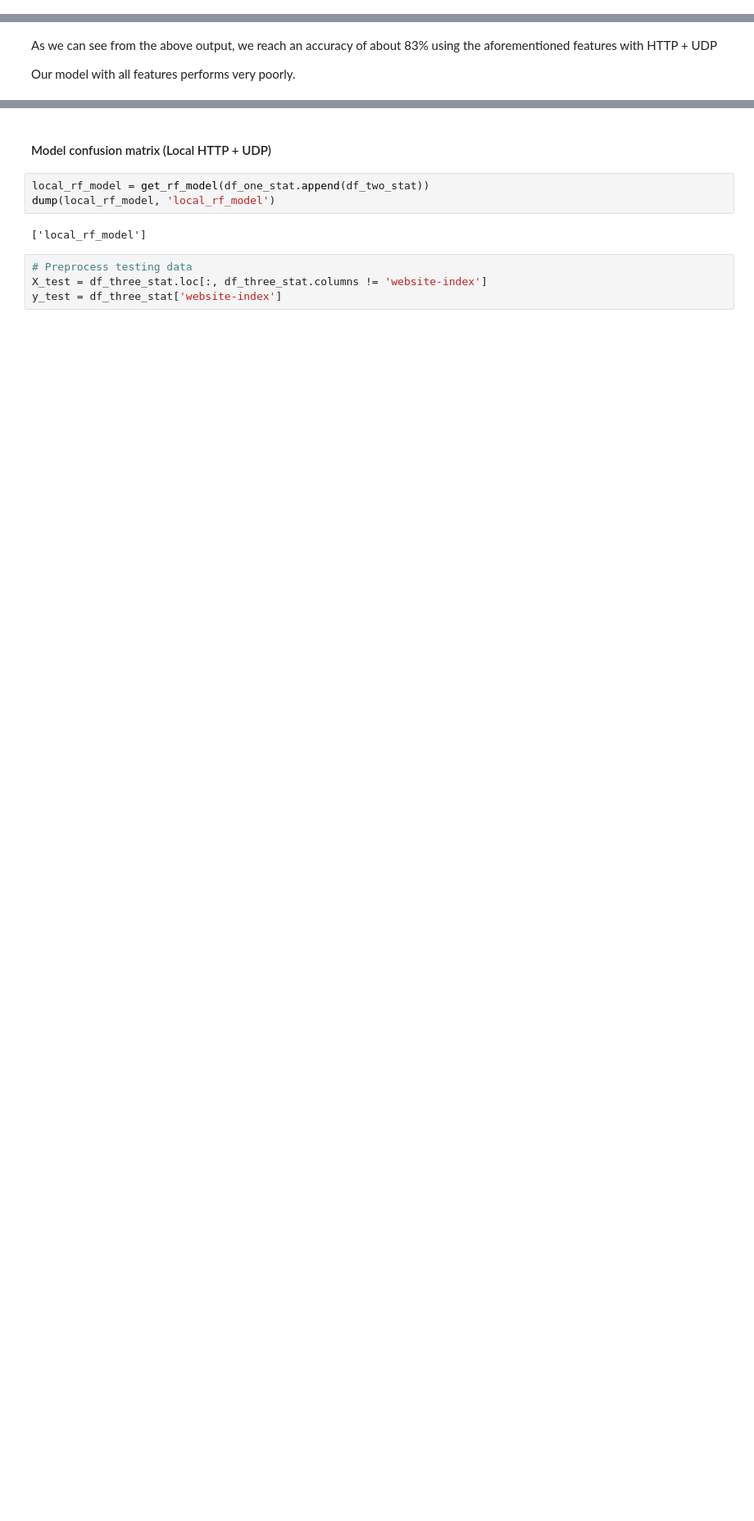
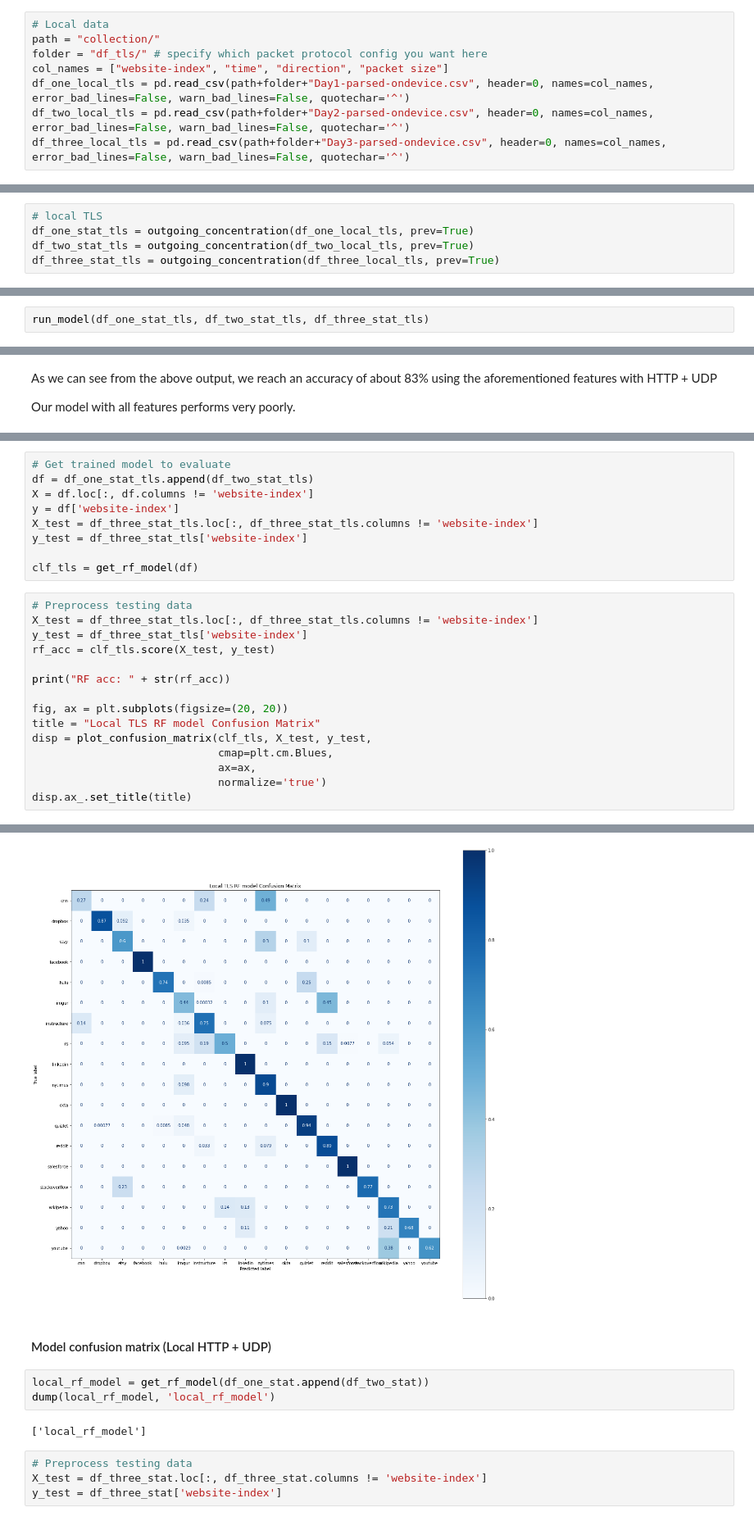
Before and after one commit to mbronckers/cmsc23360, a Jupyter notebook: p2/Submission.ipynb, the cells around one changed output, grey strips where cells are left out. Shown: that part at 82% size. Saved outputs shown, nothing was run; the diff lists cells and outputs as text; blank space fills up the shorter version.

Commit message:
added local tls analysis

```diff
--- a/p2/Submission.ipynb
+++ b/p2/Submission.ipynb
@@ -258,8 +256,21 @@ col_names = ["website-index", "time", "direction", "packet size"]
 df_one_local_all = pd.read_csv(path+folder+"Day1-parsed-ondevice.csv", header=0, names=col_names, error_bad_lines=False, warn_bad_lines=False, quotechar='^')
 df_two_local_all = pd.read_csv(path+folder+"Day2-parsed-ondevice.csv", header=0, names=col_names, error_bad_lines=False, warn_bad_lines=False, quotechar='^')
 df_three_local_all = pd.read_csv(path+folder+"Day3-parsed-ondevice.csv", header=0, names=col_names, error_bad_lines=False, warn_bad_lines=False, quotechar='^')
+# %%
+# Local data
+path = "collection/"
+folder = "df_tls/" # specify which packet protocol config you want here
+col_names = ["website-index", "time", "direction", "packet size"]
+df_one_local_tls = pd.read_csv(path+folder+"Day1-parsed-ondevice.csv", header=0, names=col_names, error_bad_lines=False, warn_bad_lines=False, quotechar='^')
+df_two_local_tls = pd.read_csv(path+folder+"Day2-parsed-ondevice.csv", header=0, names=col_names, error_bad_lines=False, warn_bad_lines=False, quotechar='^')
+df_three_local_tls = pd.read_csv(path+folder+"Day3-parsed-ondevice.csv", header=0, names=col_names, error_bad_lines=False, warn_bad_lines=False, quotechar='^')
 # %% [markdown]
 #### Preprocessing the imported data
+# %%
+# local TLS
+df_one_stat_tls = outgoing_concentration(df_one_local_tls, prev=True)
+df_two_stat_tls = outgoing_concentration(df_two_local_tls, prev=True)
+df_three_stat_tls = outgoing_concentration(df_three_local_tls, prev=True)
 # %%
 df_one_stat = outgoing_concentration(df_one_local, prev=True)
 df_two_stat = outgoing_concentration(df_two_local, prev=True)
@@ -284,0 +298,2 @@ KNN acc: 0.17476150032590018
+# %%
+run_model(df_one_stat_tls, df_two_stat_tls, df_three_stat_tls)
@@ -288,0 +309,25 @@ Our model with all features performs very poorly.
+# %%
+# Get trained model to evaluate
+df = df_one_stat_tls.append(df_two_stat_tls)
+X = df.loc[:, df.columns != 'website-index']
+y = df['website-index']
+X_test = df_three_stat_tls.loc[:, df_three_stat_tls.columns != 'website-index']
+y_test = df_three_stat_tls['website-index']
+
+clf_tls = get_rf_model(df)
+# %%
+# Preprocess testing data
+X_test = df_three_stat_tls.loc[:, df_three_stat_tls.columns != 'website-index']
+y_test = df_three_stat_tls['website-index']
+rf_acc = clf_tls.score(X_test, y_test)
+
+print("RF acc: " + str(rf_acc))
+
+fig, ax = plt.subplots(figsize=(20, 20))
+title = "Local TLS RF model Confusion Matrix"
+disp = plot_confusion_matrix(clf_tls, X_test, y_test,
+                             cmap=plt.cm.Blues,
+                             ax=ax,
+                             normalize='true')
+disp.ax_.set_title(title)
+# %% [output]
@@ -289,3 +336,4 @@ Our model with all features performs very poorly.
+[figure, added]
 # %% [markdown]
 #### Model confusion matrix (Local HTTP + UDP)
 # %%
```
Also changed, not shown: parts of 5 cells of this notebook.
